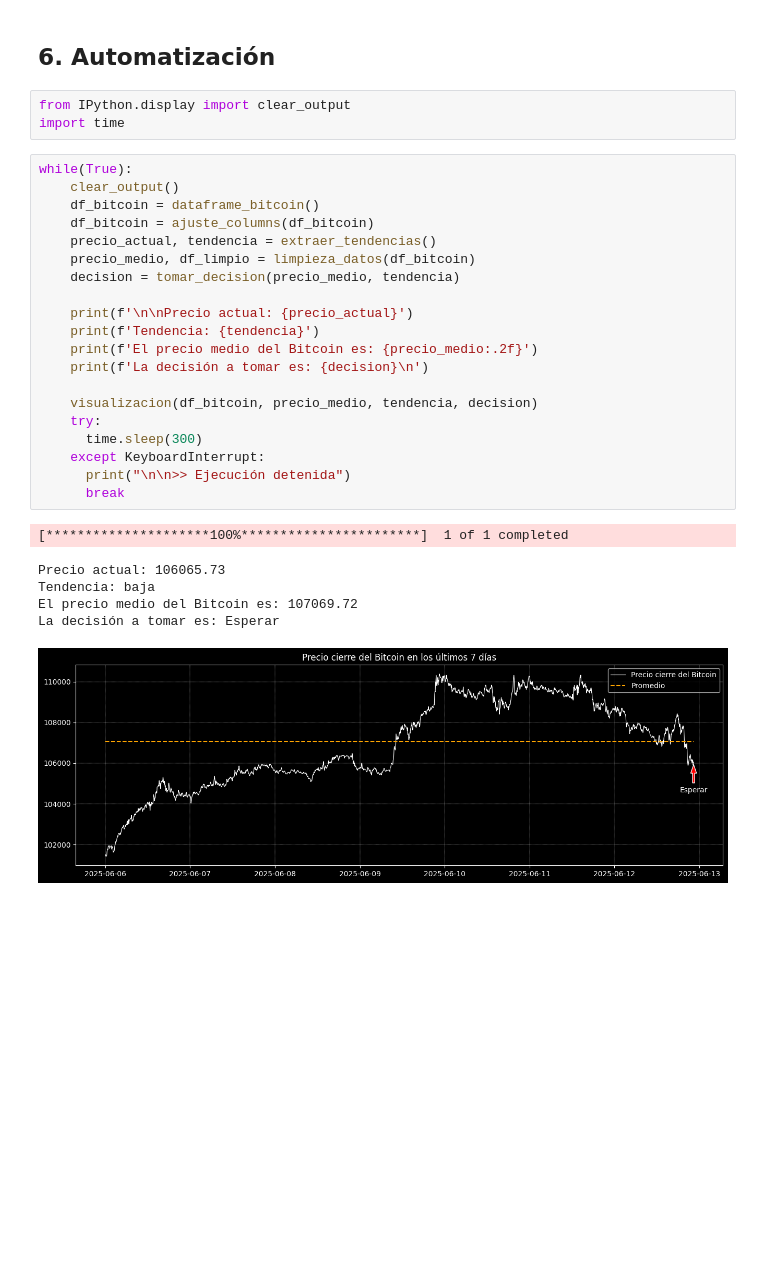
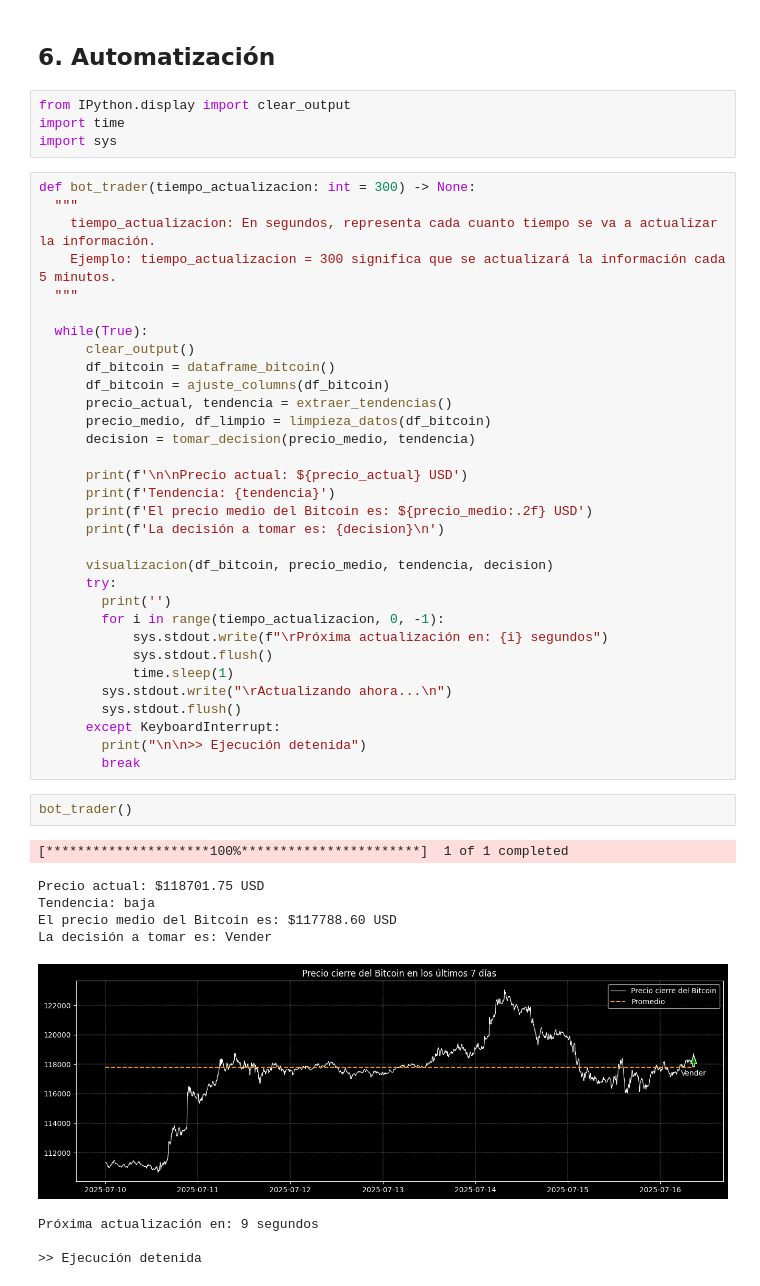
Before and after one commit to RicardxJMG/Simple-Robot-Trading, a Jupyter notebook: Robot_trading.ipynb, the cells around one changed output. Cells and saved outputs as stored; diff of their text form; blank space fills up the shorter version.

```diff
--- a/Robot_trading.ipynb
+++ b/Robot_trading.ipynb
@@ -247,30 +247,48 @@ visualizacion(df_bitcoin, precio_medio, tendencia, decision)
 # %%
 from IPython.display import clear_output
 import time
+import sys
 # %%
-while(True):
-    clear_output()
-    df_bitcoin = dataframe_bitcoin()
-    df_bitcoin = ajuste_columns(df_bitcoin)
-    precio_actual, tendencia = extraer_tendencias()
-    precio_medio, df_limpio = limpieza_datos(df_bitcoin)
-    decision = tomar_decision(precio_medio, tendencia)
+def bot_trader(tiempo_actualizacion: int = 300) -> None:
+  """
+    tiempo_actualizacion: En segundos, representa cada cuanto tiempo se va a actualizar la información.
+    Ejemplo: tiempo_actualizacion = 300 significa que se actualizará la información cada 5 minutos.
+  """
 
-    print(f'\n\nPrecio actual: {precio_actual}')
-    print(f'Tendencia: {tendencia}')
-    print(f'El precio medio del Bitcoin es: {precio_medio:.2f}')
-    print(f'La decisión a tomar es: {decision}\n')
+  while(True):
+      clear_output()
+      df_bitcoin = dataframe_bitcoin()
+      df_bitcoin = ajuste_columns(df_bitcoin)
+      precio_actual, tendencia = extraer_tendencias()
+      precio_medio, df_limpio = limpieza_datos(df_bitcoin)
+      decision = tomar_decision(precio_medio, tendencia)
 
-    visualizacion(df_bitcoin, precio_medio, tendencia, decision)
-    try:
-      time.sleep(300)
-    except KeyboardInterrupt:
-      print("\n\n>> Ejecución detenida")
-      break
+      print(f'\n\nPrecio actual: ${precio_actual} USD')
+      print(f'Tendencia: {tendencia}')
+      print(f'El precio medio del Bitcoin es: ${precio_medio:.2f} USD')
+      print(f'La decisión a tomar es: {decision}\n')
+
+      visualizacion(df_bitcoin, precio_medio, tendencia, decision)
+      try:
+        print('')
+        for i in range(tiempo_actualizacion, 0, -1):
+            sys.stdout.write(f"\rPróxima actualización en: {i} segundos")
+            sys.stdout.flush()
+            time.sleep(1)
+        sys.stdout.write("\rActualizando ahora...\n")
+        sys.stdout.flush()
+      except KeyboardInterrupt:
+        print("\n\n>> Ejecución detenida")
+        break
-# %% [output]
-[*********************100%***********************]  1 of 1 completed
-Precio actual: 106065.73
-Tendencia: baja
-El precio medio del Bitcoin es: 107069.72
-La decisión a tomar es: Esperar
-[figure, removed]
+# %%
+bot_trader()
+# %% [output]
+[*********************100%***********************]  1 of 1 completed
+Precio actual: $118701.75 USD
+Tendencia: baja
+El precio medio del Bitcoin es: $117788.60 USD
+La decisión a tomar es: Vender
+[figure, added]
+Próxima actualización en: 9 segundos
+
+>> Ejecución detenida
```
Also changed, not shown: parts of 10 cells of this notebook.
